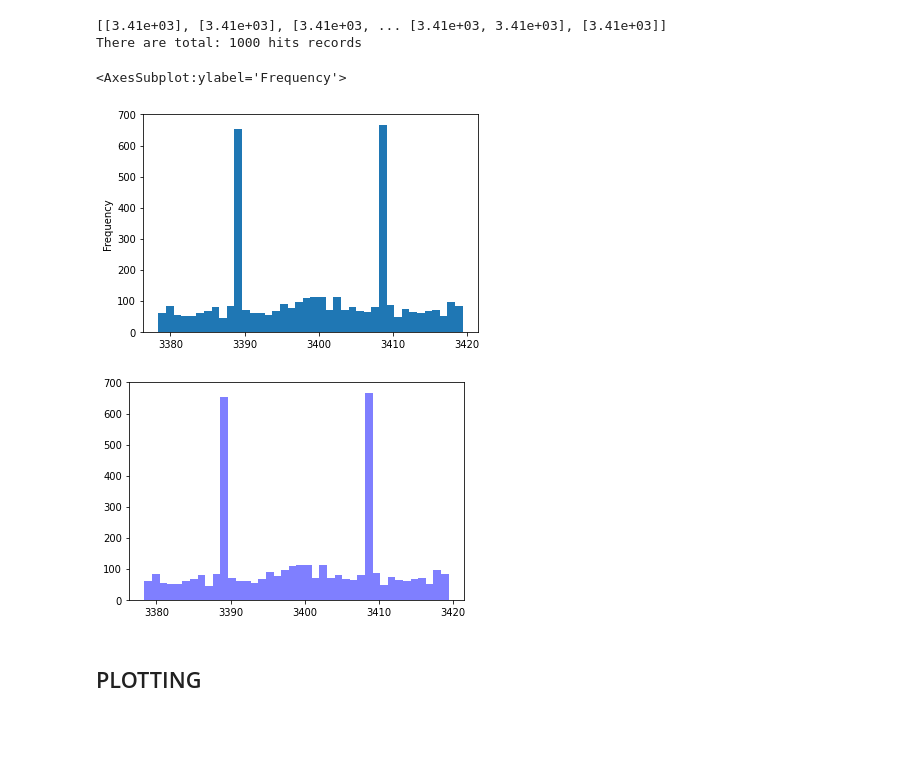
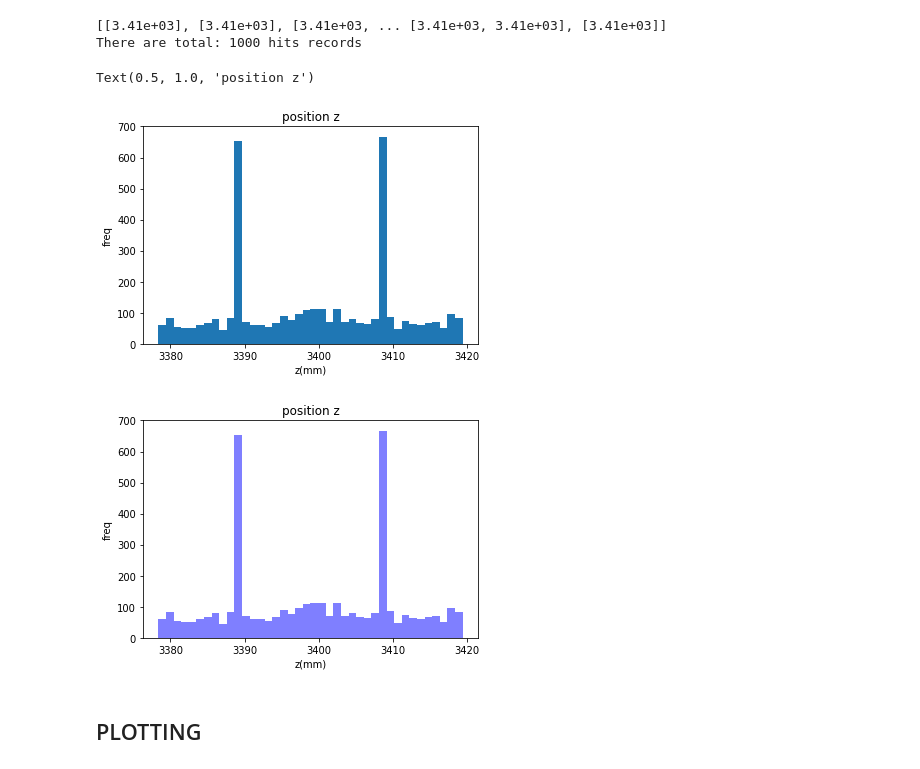
Before and after one commit to nilay121/trd_rec, a Jupyter notebook: ReadRootFile.ipynb, the cells around one changed output. Cells and saved outputs as stored; diff of their text form; code cells hidden in the pictures; blank space fills up the shorter version.

```diff
--- a/ReadRootFile.ipynb
+++ b/ReadRootFile.ipynb
@@ -107,17 +133,23 @@ There are total: 1000 hits records
 # %%
 # We can use another representation of what array() returns:
 pd_hit_z = tree['ForwardTRDHits/ForwardTRDHits.position.z'].array(library='pandas')
 pd_hit_z.plot.hist(bins=40)
+plt.xlabel("z(mm)")
+plt.ylabel('freq')
+plt.title("position z")
 # %% [output]
-<AxesSubplot:ylabel='Frequency'>
+Text(0.5, 1.0, 'position z')
-[figure, old version]
+[figure, new version]
 # %%
 flat_hits_z = ak.flatten(hit_z)
 num_bins = 40
-n, bins, patches = plt.hist(flat_hits_z, num_bins, facecolor='blue', alpha=0.5)
+plt.hist(flat_hits_z, num_bins, facecolor='blue', alpha=0.5)
+plt.xlabel("z(mm)")
+plt.ylabel('freq')
+plt.title("position z")
 plt.show()
 # %% [output]
-[figure, old version]
+[figure, new version]
 # %%
 # It is possible to convert multiple branches, apply formulas, aliases, etc.
 # arrays method is to be used for this
```
Also changed, not shown: parts of 10 cells of this notebook, 1 other file.
